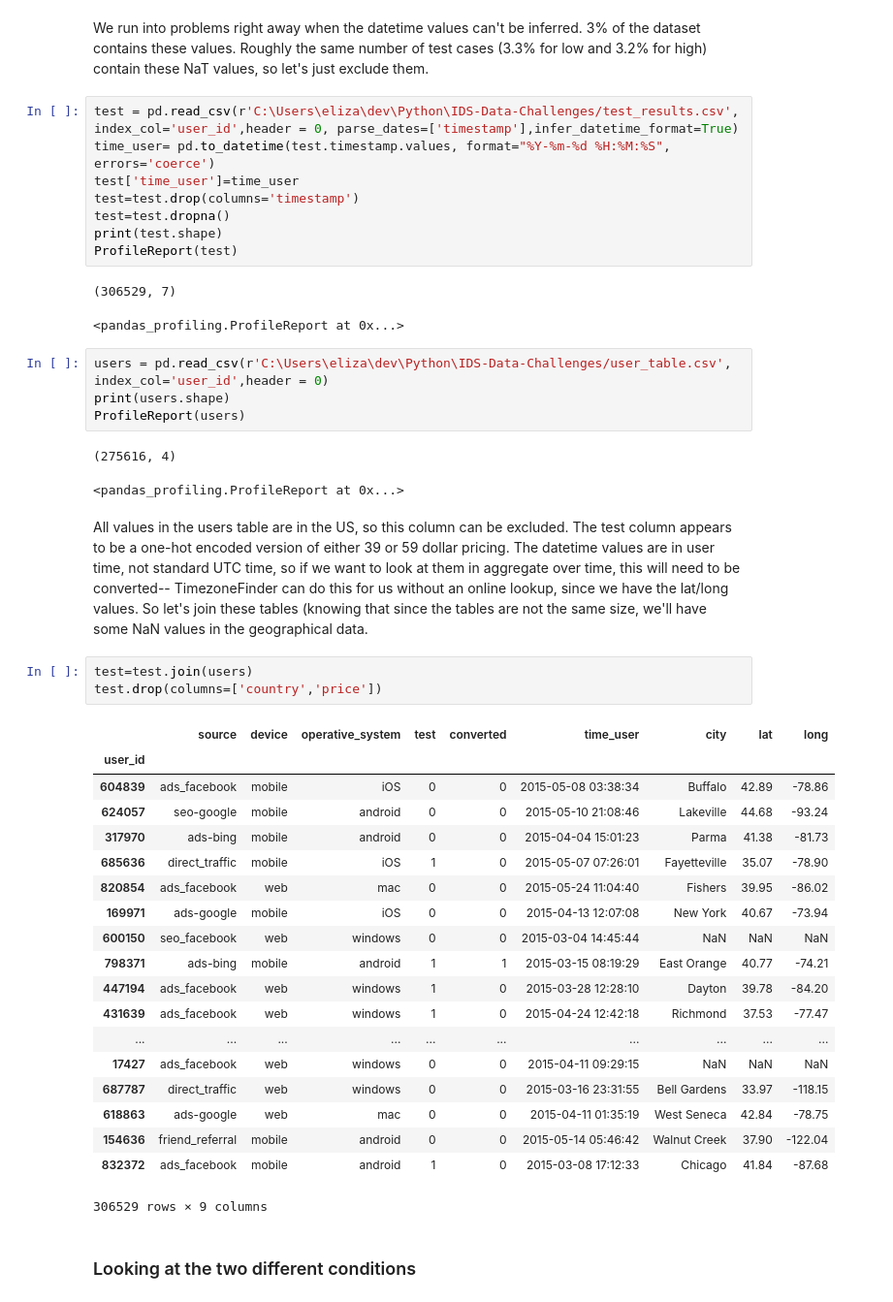
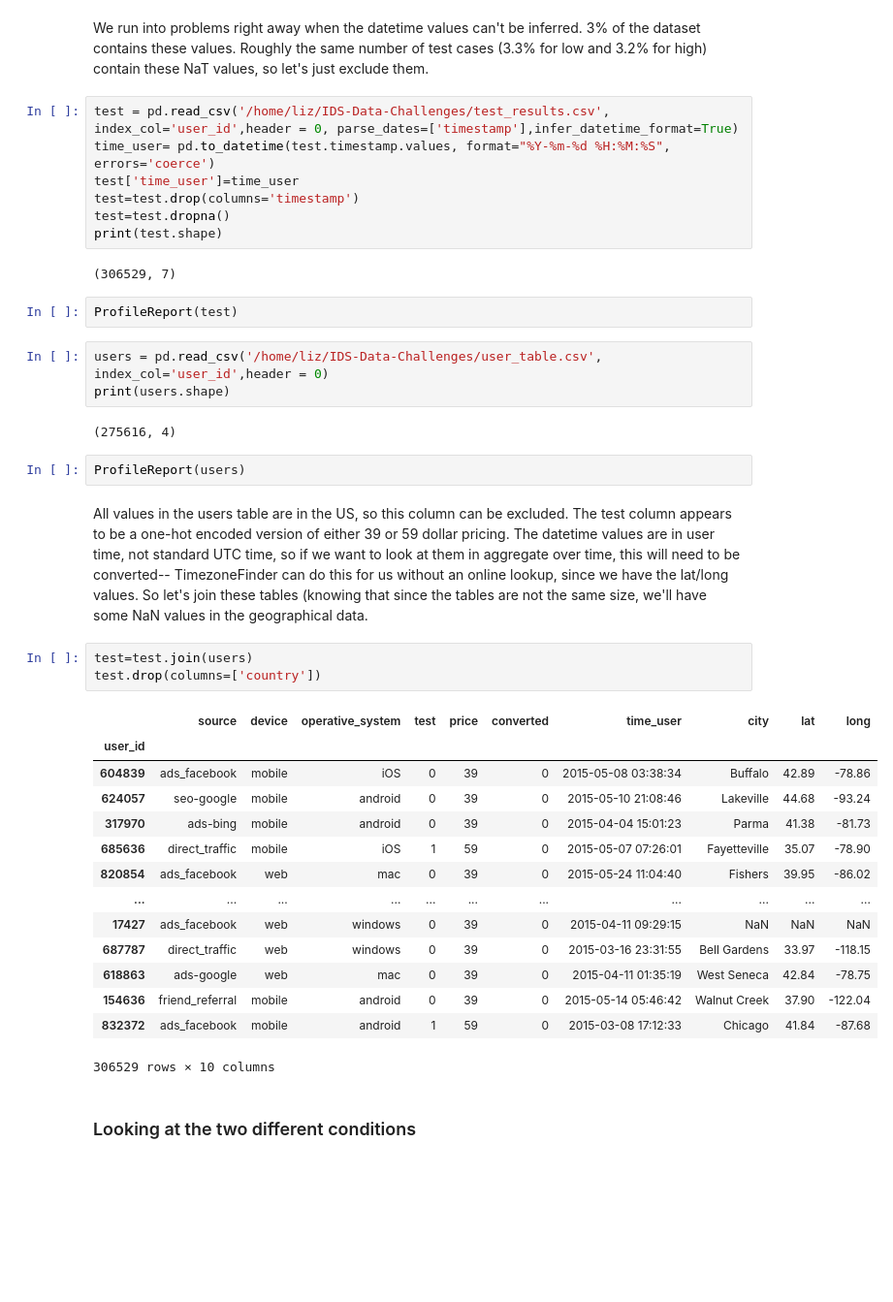
Before and after one commit to senorred/IDS-Data-Challenges, a Jupyter notebook: Norred_Liz_pricingtest.ipynb, the cells around one changed output. Shown: that part at 97% size. Saved outputs shown, nothing was run; the diff lists cells and outputs as text; blank space fills up the shorter version.

```diff
--- a/Norred_Liz_pricingtest.ipynb
+++ b/Norred_Liz_pricingtest.ipynb
@@ -21,48 +14,43 @@ import seaborn as sns
 # %% [markdown]
 We run into problems right away when the datetime values can't be inferred. 3% of the dataset contains these values. Roughly the same number of test cases (3.3% for low and 3.2% for high) contain these NaT values, so let's just exclude them.
 # %%
-test = pd.read_csv(r'C:\Users\eliza\dev\Python\IDS-Data-Challenges/test_results.csv', index_col='user_id',header = 0, parse_dates=['timestamp'],infer_datetime_format=True)
+test = pd.read_csv('/home/liz/IDS-Data-Challenges/test_results.csv', index_col='user_id',header = 0, parse_dates=['timestamp'],infer_datetime_format=True)
 time_user= pd.to_datetime(test.timestamp.values, format="%Y-%m-%d %H:%M:%S", errors='coerce')
 test['time_user']=time_user
 test=test.drop(columns='timestamp')
 test=test.dropna()
 print(test.shape)
-ProfileReport(test)
 # %% [output]
 (306529, 7)
-<pandas_profiling.ProfileReport at 0x...>
+# %%
+ProfileReport(test)
 # %%
-users = pd.read_csv(r'C:\Users\eliza\dev\Python\IDS-Data-Challenges/user_table.csv', index_col='user_id',header = 0)
+users = pd.read_csv('/home/liz/IDS-Data-Challenges/user_table.csv', index_col='user_id',header = 0)
 print(users.shape)
-ProfileReport(users)
 # %% [output]
 (275616, 4)
-<pandas_profiling.ProfileReport at 0x...>
+# %%
+ProfileReport(users)
 # %% [markdown]
 All values in the users table are in the US, so this column can be excluded. The test column appears to be a one-hot encoded version of either 39 or 59 dollar pricing. The datetime values are in user time, not standard UTC time, so if we want to look at them in aggregate over time, this will need to be converted-- TimezoneFinder can do this for us without an online lookup, since we have the lat/long values. So let's join these tables (knowing that since the tables are not the same size, we'll have some NaN values in the geographical data.
 # %%
 test=test.join(users)
-test.drop(columns=['country','price'])
+test.drop(columns=['country'])
 # %% [output]
-|  | source | device | operative_system | test | converted | time_user | city | lat | long |
-| user_id |  |  |  |  |  |  |  |  |  |
-| 604839 | ads_facebook | mobile | iOS | 0 | 0 | 2015-05-08 03:38:34 | Buffalo | 42.89 | -78.86 |
-| 624057 | seo-google | mobile | android | 0 | 0 | 2015-05-10 21:08:46 | Lakeville | 44.68 | -93.24 |
-| 317970 | ads-bing | mobile | android | 0 | 0 | 2015-04-04 15:01:23 | Parma | 41.38 | -81.73 |
-| 685636 | direct_traffic | mobile | iOS | 1 | 0 | 2015-05-07 07:26:01 | Fayetteville | 35.07 | -78.90 |
-| 820854 | ads_facebook | web | mac | 0 | 0 | 2015-05-24 11:04:40 | Fishers | 39.95 | -86.02 |
-| 169971 | ads-google | mobile | iOS | 0 | 0 | 2015-04-13 12:07:08 | New York | 40.67 | -73.94 |
-| 600150 | seo_facebook | web | windows | 0 | 0 | 2015-03-04 14:45:44 | NaN | NaN | NaN |
-| 798371 | ads-bing | mobile | android | 1 | 1 | 2015-03-15 08:19:29 | East Orange | 40.77 | -74.21 |
-| 447194 | ads_facebook | web | windows | 1 | 0 | 2015-03-28 12:28:10 | Dayton | 39.78 | -84.20 |
-| 431639 | ads_facebook | web | windows | 1 | 0 | 2015-04-24 12:42:18 | Richmond | 37.53 | -77.47 |
-| ... | ... | ... | ... | ... | ... | ... | ... | ... | ... |
-| 17427 | ads_facebook | web | windows | 0 | 0 | 2015-04-11 09:29:15 | NaN | NaN | NaN |
-| 687787 | direct_traffic | web | windows | 0 | 0 | 2015-03-16 23:31:55 | Bell Gardens | 33.97 | -118.15 |
-| 618863 | ads-google | web | mac | 0 | 0 | 2015-04-11 01:35:19 | West Seneca | 42.84 | -78.75 |
-| 154636 | friend_referral | mobile | android | 0 | 0 | 2015-05-14 05:46:42 | Walnut Creek | 37.90 | -122.04 |
-| 832372 | ads_facebook | mobile | android | 1 | 0 | 2015-03-08 17:12:33 | Chicago | 41.84 | -87.68 |
+|  | source | device | operative_system | test | price | converted | time_user | city | lat | long |
+| user_id |  |  |  |  |  |  |  |  |  |  |
+| 604839 | ads_facebook | mobile | iOS | 0 | 39 | 0 | 2015-05-08 03:38:34 | Buffalo | 42.89 | -78.86 |
+| 624057 | seo-google | mobile | android | 0 | 39 | 0 | 2015-05-10 21:08:46 | Lakeville | 44.68 | -93.24 |
+| 317970 | ads-bing | mobile | android | 0 | 39 | 0 | 2015-04-04 15:01:23 | Parma | 41.38 | -81.73 |
+| 685636 | direct_traffic | mobile | iOS | 1 | 59 | 0 | 2015-05-07 07:26:01 | Fayetteville | 35.07 | -78.90 |
+| 820854 | ads_facebook | web | mac | 0 | 39 | 0 | 2015-05-24 11:04:40 | Fishers | 39.95 | -86.02 |
+| ... | ... | ... | ... | ... | ... | ... | ... | ... | ... | ... |
+| 17427 | ads_facebook | web | windows | 0 | 39 | 0 | 2015-04-11 09:29:15 | NaN | NaN | NaN |
+| 687787 | direct_traffic | web | windows | 0 | 39 | 0 | 2015-03-16 23:31:55 | Bell Gardens | 33.97 | -118.15 |
+| 618863 | ads-google | web | mac | 0 | 39 | 0 | 2015-04-11 01:35:19 | West Seneca | 42.84 | -78.75 |
+| 154636 | friend_referral | mobile | android | 0 | 39 | 0 | 2015-05-14 05:46:42 | Walnut Creek | 37.90 | -122.04 |
+| 832372 | ads_facebook | mobile | android | 1 | 59 | 0 | 2015-03-08 17:12:33 | Chicago | 41.84 | -87.68 |
-306529 rows × 9 columns
+306529 rows × 10 columns
 # %% [markdown]
 ### Looking at the two different conditions
 # %%
```
Also changed, not shown: parts of 11 cells of this notebook.
